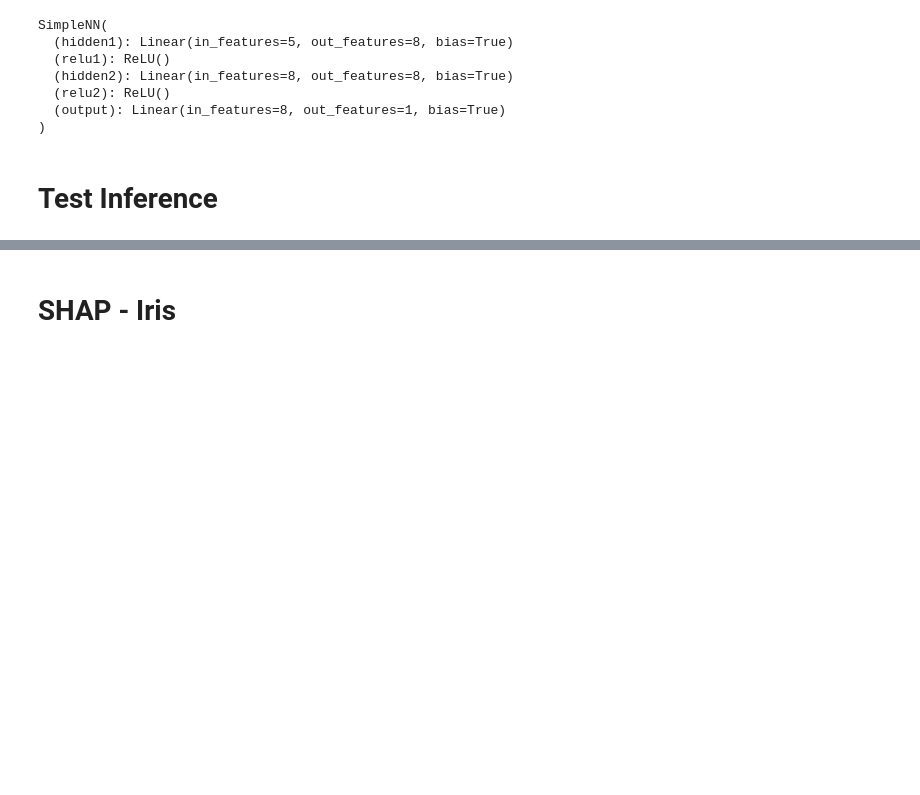
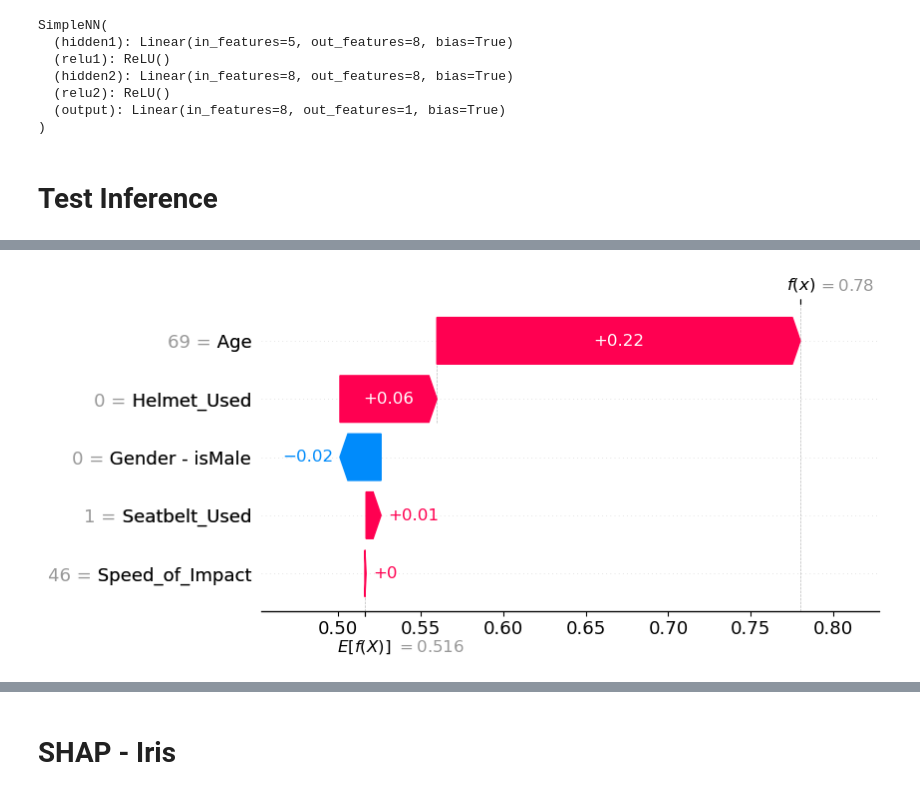
Before and after one commit to shaohong-g/Xai-example, a Jupyter notebook: xai_shap.ipynb, the cells around one changed output, grey strips where cells are left out. Saved outputs shown, nothing was run; the diff lists cells and outputs as text; code cells hidden in the pictures; blank space fills up the shorter version.

```diff
--- a/xai_shap.ipynb
+++ b/xai_shap.ipynb
@@ -45,6 +50,8 @@ df_iris.drop(columns=["label"], inplace=True)
 df_student.drop(columns=["Performance Index"], inplace=True)
 # %%
 # load models
+lr = joblib.load("./models/accident_lr.pkl")
+dt = joblib.load("./models/accident_dt.pkl")
 rf = joblib.load("./models/accident_rf.pkl")
 xbg = joblib.load("./models/iris_xbg.pkl")
 # model = torch.jit.load("./models/student_nn.pt")
@@ -69,3 +142,4 @@ y_pred_tensor = model(torch.tensor(df_student.values, dtype=torch.float32)).deta
 # %%
-explainer = shap.Explainer(rf)
+shap_model = rf
+explainer = shap.Explainer(shap_model)
 shap_explainer = explainer(df_accident) # check_additivity=False if error
@@ -71,0 +153,5 @@ shap_explainer = explainer(df_accident) # check_additivity=False if error
+# %%
+# Local
+shap.plots.waterfall(shap_explainer[TARGET_IDX+0,:,1])
+# %% [output]
+[figure, added]
```
Also changed, not shown: parts of 14 cells of this notebook, 1 other file.
